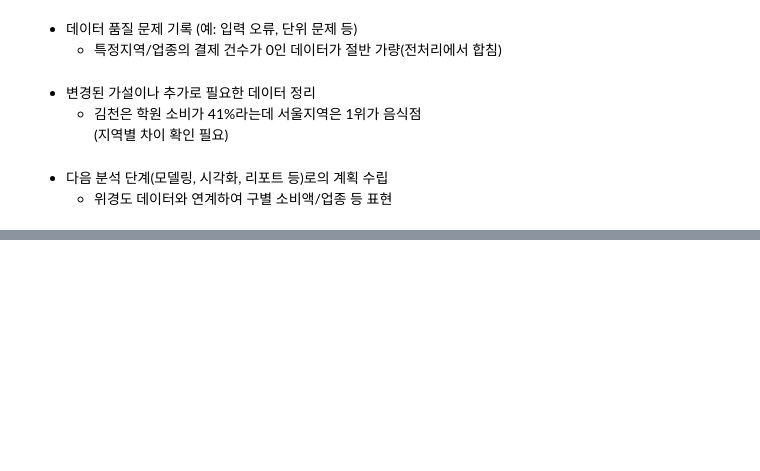
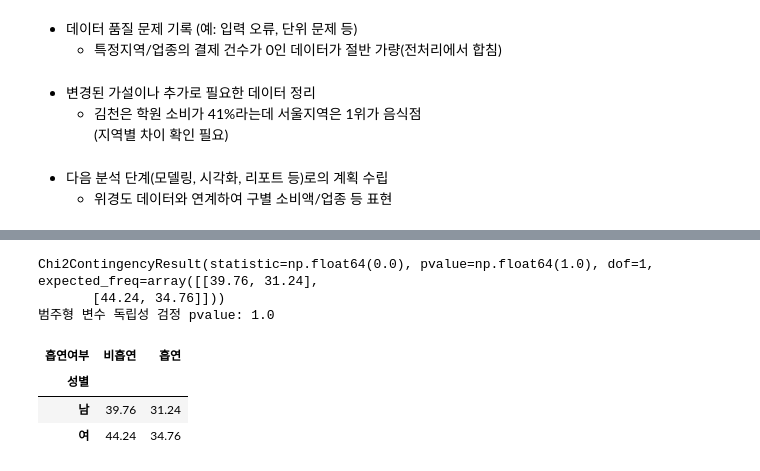
Before and after one commit to walker0625/eda-seoulpay, a Jupyter notebook: eda_seoulpay_payment.ipynb, the cells around one changed output, grey strips where cells are left out. Drawn from its saved outputs; the diff is of its cells as text; code cells hidden in the pictures; blank space fills up the shorter version.

```diff
--- a/eda_seoulpay_payment.ipynb
+++ b/eda_seoulpay_payment.ipynb
@@ -291,0 +458,15 @@ plt.show()
+# %%
+results = chi2_contingency(cross_data)
+print(results)
+print(f"범주형 변수 독립성 검정 pvalue: {results[1]}")
+
+expected_data = pd.DataFrame(results[-1], index=cross_data.index, columns=cross_data.columns)
+expected_data # raw data와 유사할 수록 독립적(상관이 없다)
+# %% [output]
+Chi2ContingencyResult(statistic=np.float64(0.0), pvalue=np.float64(1.0), dof=1, expected_freq=array([[39.76, 31.24],
+       [44.24, 34.76]]))
+범주형 변수 독립성 검정 pvalue: 1.0
+| 흡연여부 | 비흡연 | 흡연 |
+| 성별 |  |  |
+| 남 | 39.76 | 31.24 |
+| 여 | 44.24 | 34.76 |
```
Also changed, not shown: parts of 12 cells of this notebook, 3 other files.
